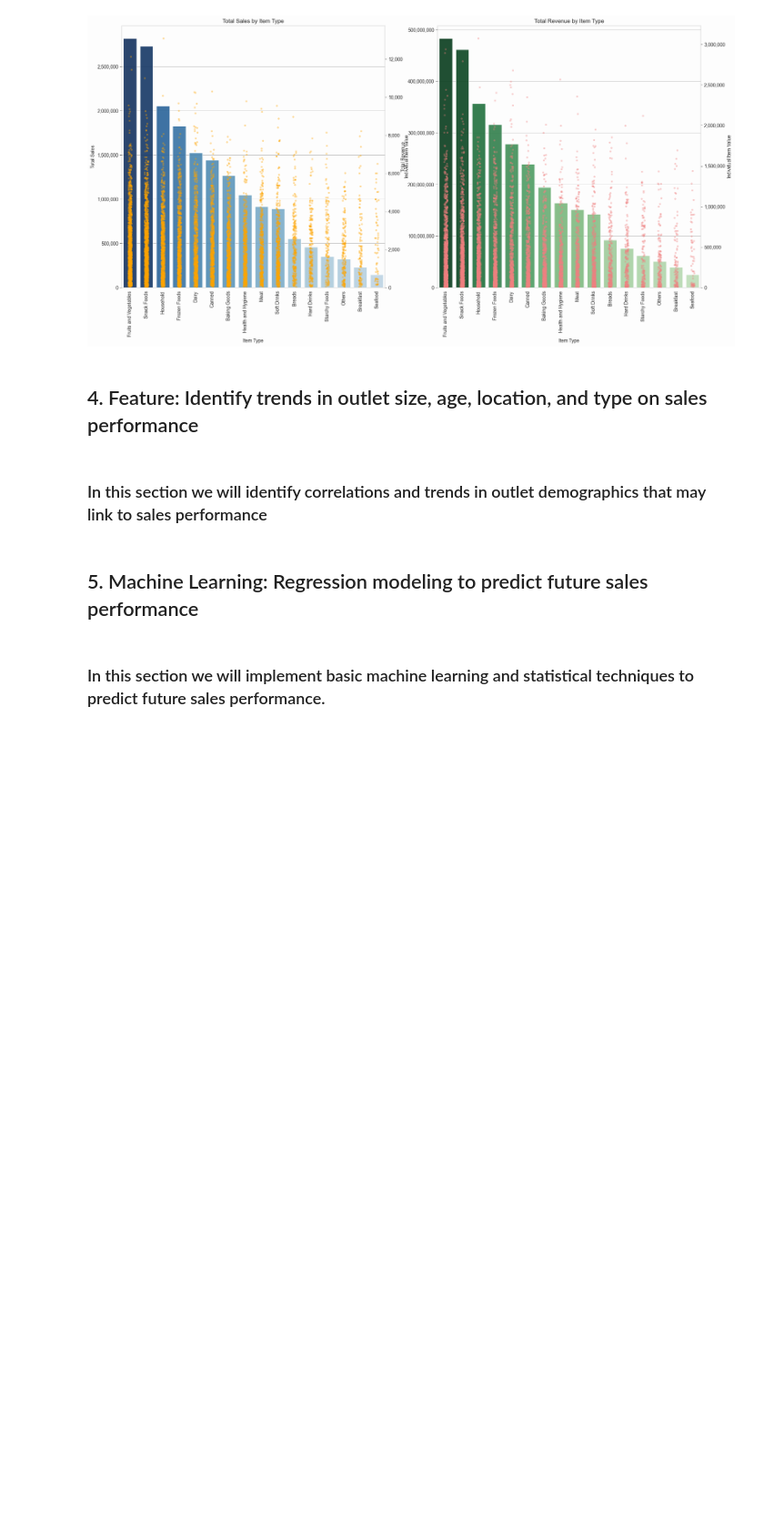
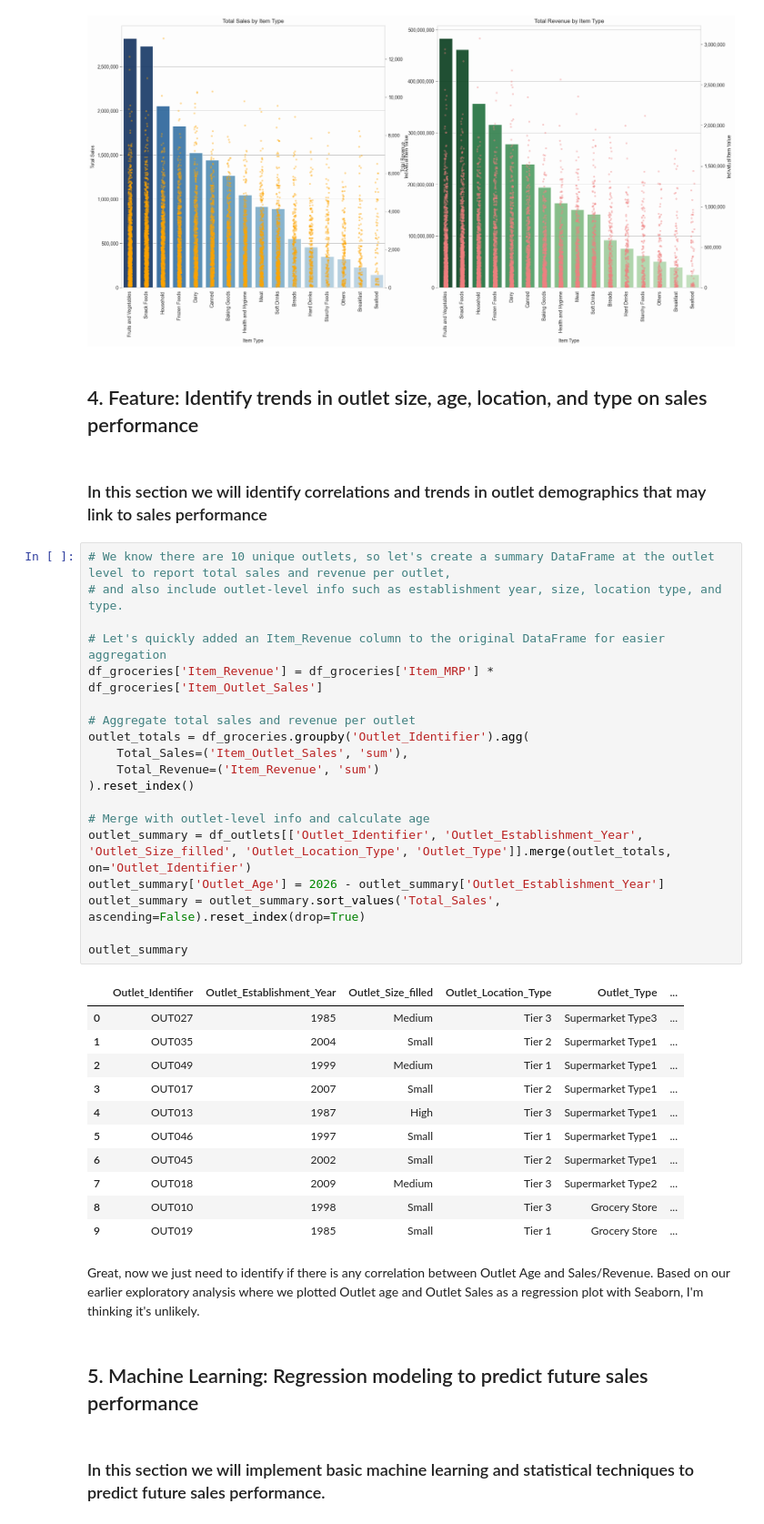
Before and after one commit to JohnK-au/Big-Mart-Data-Science-Project, a Jupyter notebook: scripts/Big-Mart-Analysis.ipynb, the cells around one changed output. Shown at 91% size. Drawn from its saved outputs; the diff is of its cells as text; blank space fills up the shorter version.

Commit message:
Feature: Compiled outlet information to analyse if there is a correlation between outlet sales and outlet age.

```diff
--- a/scripts/Big-Mart-Analysis.ipynb
+++ b/scripts/Big-Mart-Analysis.ipynb
@@ -380,6 +385,39 @@ plt.show()
 ## 4. Feature: Identify trends in outlet size, age, location, and type on sales performance
 # %% [markdown]
 ### In this section we will identify correlations and trends in outlet demographics that may link to sales performance
+# %%
+# We know there are 10 unique outlets, so let's create a summary DataFrame at the outlet level to report total sales and revenue per outlet,
+# and also include outlet-level info such as establishment year, size, location type, and type.
+
+# Let's quickly added an Item_Revenue column to the original DataFrame for easier aggregation
+df_groceries['Item_Revenue'] = df_groceries['Item_MRP'] * df_groceries['Item_Outlet_Sales']
+
+# Aggregate total sales and revenue per outlet
+outlet_totals = df_groceries.groupby('Outlet_Identifier').agg(
+    Total_Sales=('Item_Outlet_Sales', 'sum'),
+    Total_Revenue=('Item_Revenue', 'sum')
+).reset_index()
+
+# Merge with outlet-level info and calculate age
+outlet_summary = df_outlets[['Outlet_Identifier', 'Outlet_Establishment_Year', 'Outlet_Size_filled', 'Outlet_Location_Type', 'Outlet_Type']].merge(outlet_totals, on='Outlet_Identifier')
+outlet_summary['Outlet_Age'] = 2026 - outlet_summary['Outlet_Establishment_Year']
+outlet_summary = outlet_summary.sort_values('Total_Sales', ascending=False).reset_index(drop=True)
+
+outlet_summary
+# %% [output]
+|  | Outlet_Identifier | Outlet_Establishment_Year | Outlet_Size_filled | Outlet_Location_Type | Outlet_Type | ... |
+| 0 | OUT027 | 1985 | Medium | Tier 3 | Supermarket Type3 | ... |
+| 1 | OUT035 | 2004 | Small | Tier 2 | Supermarket Type1 | ... |
+| 2 | OUT049 | 1999 | Medium | Tier 1 | Supermarket Type1 | ... |
+| 3 | OUT017 | 2007 | Small | Tier 2 | Supermarket Type1 | ... |
+| 4 | OUT013 | 1987 | High | Tier 3 | Supermarket Type1 | ... |
+| 5 | OUT046 | 1997 | Small | Tier 1 | Supermarket Type1 | ... |
+| 6 | OUT045 | 2002 | Small | Tier 2 | Supermarket Type1 | ... |
+| 7 | OUT018 | 2009 | Medium | Tier 3 | Supermarket Type2 | ... |
+| 8 | OUT010 | 1998 | Small | Tier 3 | Grocery Store | ... |
+| 9 | OUT019 | 1985 | Small | Tier 1 | Grocery Store | ... |
+# %% [markdown]
+Great, now we just need to identify if there is any correlation between Outlet Age and Sales/Revenue. Based on our earlier exploratory analysis where we plotted Outlet age and Outlet Sales as a regression plot with Seaborn, I'm thinking it's unlikely.
 # %% [markdown]
 ## 5. Machine Learning: Regression modeling to predict future sales performance
 # %% [markdown]
```
Also changed, not shown: parts of 5 cells of this notebook.
